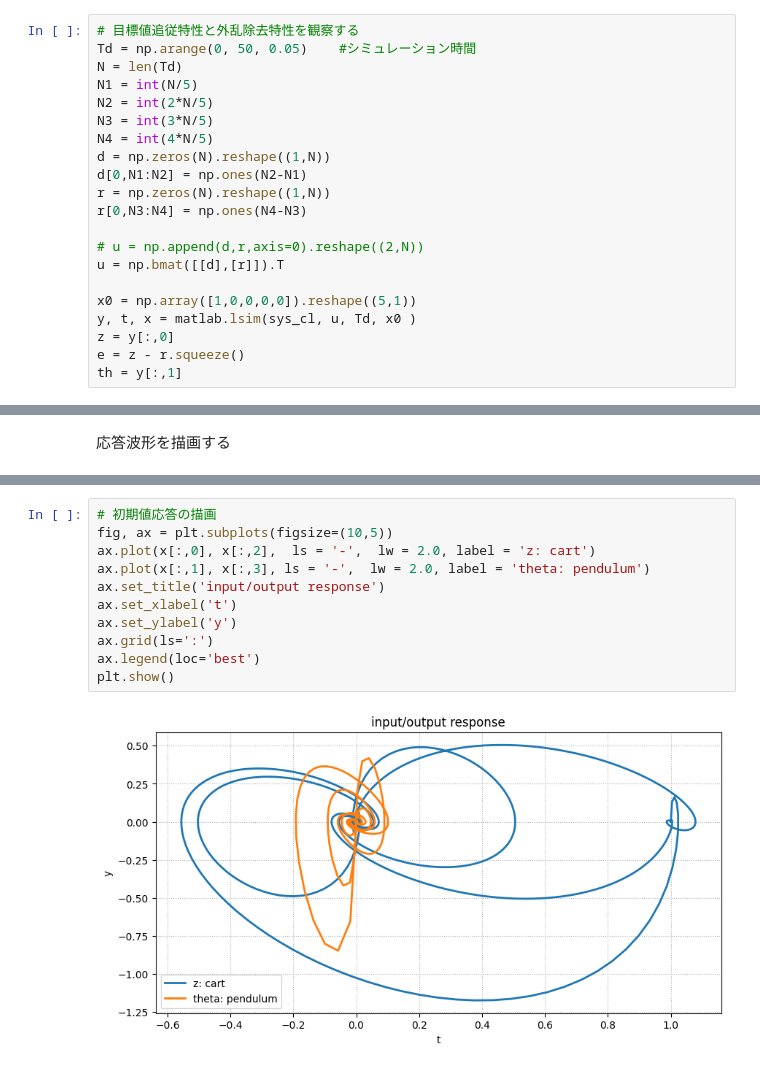
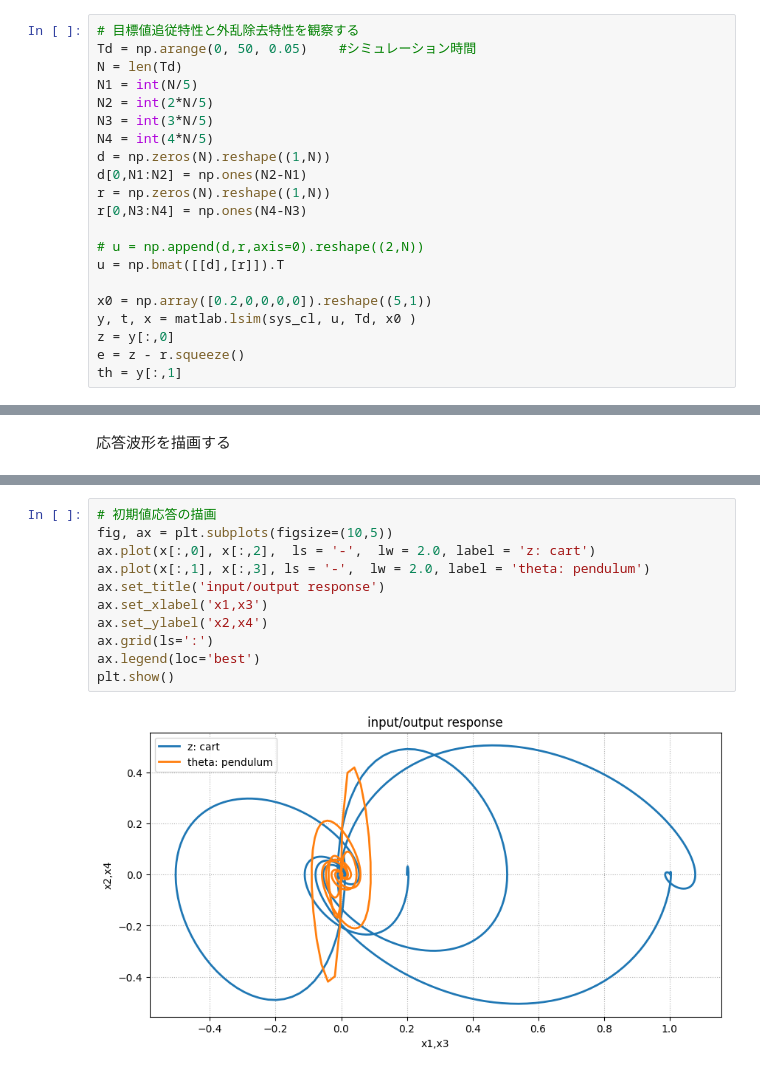
Before and after one commit to tdushio/shiolabOpen, a Jupyter notebook: 34_ステップ状外乱と目標値に対するロバストサーボ系.ipynb, the cells around one changed output, grey strips where cells are left out. Saved outputs shown, nothing was run; the diff lists cells and outputs as text.

```diff
--- a/34_ステップ状外乱と目標値に対するロバストサーボ系.ipynb
+++ b/34_ステップ状外乱と目標値に対するロバストサーボ系.ipynb
@@ -411,7 +417,7 @@ r[0,N3:N4] = np.ones(N4-N3)
 # u = np.append(d,r,axis=0).reshape((2,N))
 u = np.bmat([[d],[r]]).T
 
-x0 = np.array([1,0,0,0,0]).reshape((5,1))
+x0 = np.array([0.2,0,0,0,0]).reshape((5,1))
 y, t, x = matlab.lsim(sys_cl, u, Td, x0 )
 z = y[:,0]
 e = z - r.squeeze()
@@ -444,13 +445,13 @@ plt.show()
 # %%
 # 初期値応答の描画
 fig, ax = plt.subplots(figsize=(10,5))
 ax.plot(x[:,0], x[:,2],  ls = '-',  lw = 2.0, label = 'z: cart')
 ax.plot(x[:,1], x[:,3], ls = '-',  lw = 2.0, label = 'theta: pendulum')
 ax.set_title('input/output response')
-ax.set_xlabel('t')
-ax.set_ylabel('y')
+ax.set_xlabel('x1,x3')
+ax.set_ylabel('x2,x4')
 ax.grid(ls=':')
 ax.legend(loc='best')
 plt.show()
 # %% [output]
-[figure, old version]
+[figure, new version]
```
Also changed, not shown: parts of 9 cells of this notebook.
